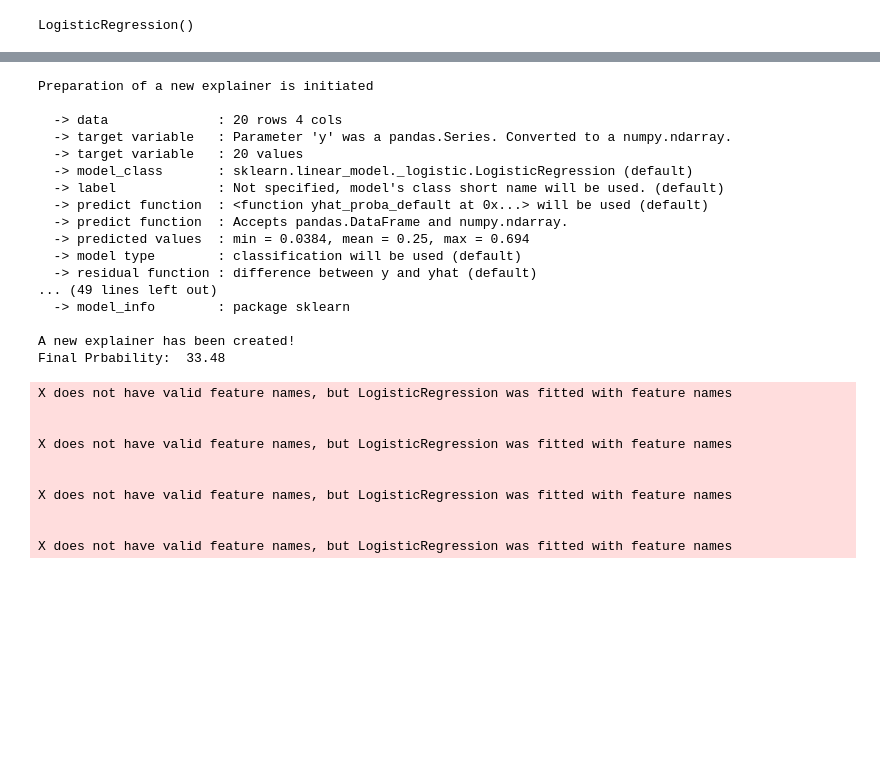
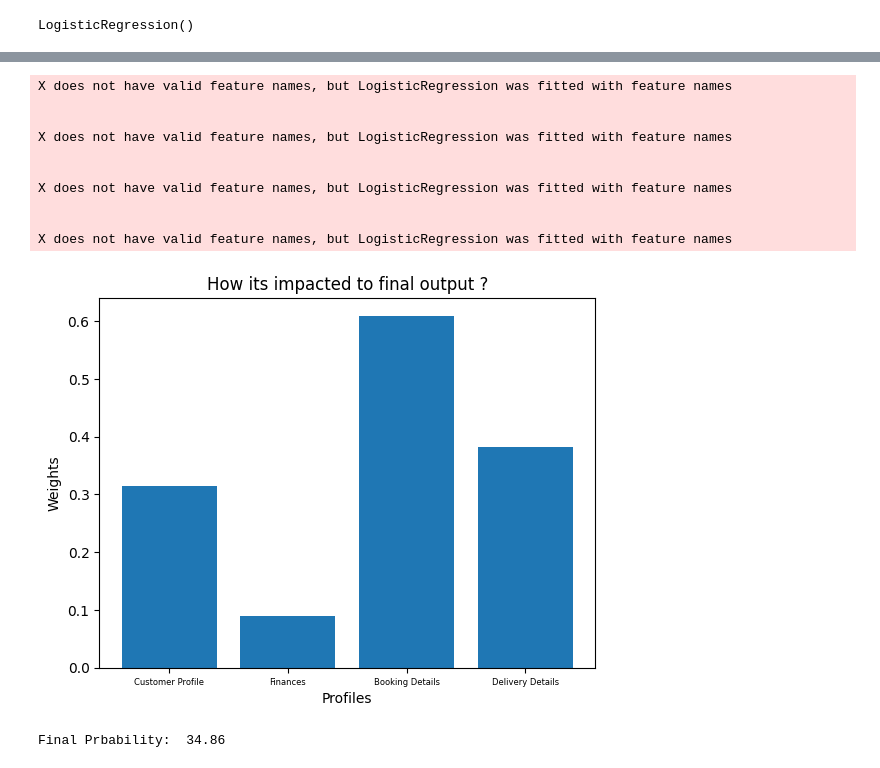
Before and after one commit to mukulkathuria/temp-analyseBCI, a Jupyter notebook: bcianalysis.ipynb, the cells around one changed output, grey strips where cells are left out. Cells and saved outputs as stored; diff of their text form; code cells hidden in the pictures; blank space fills up the shorter version.

Commit message:
Updated BCI changes data with modified values and corrected entries

```diff
--- a/bcianalysis.ipynb
+++ b/bcianalysis.ipynb
@@ -335,0 +327,8 @@ weighted avg       1.00      1.00      1.00         6
+# %%
+df_index2 = pd.read_excel('BCI backup.xlsx', sheet_name='Dummy leads')
+for i in range(len(df_index2)):
+    customer_name = df_index2['Customer name'][i]
+    index = np.where(df_index2['Customer name'] == customer_name)[0][0]
+    to_predicted = X.iloc[int(index)]
+    y_prob = model.predict_proba([to_predicted[X.columns]])[:, 1]
+    print(str(customer_name) + ":" + str(y_prob[0] * 100))
@@ -700,3 +738,8 @@ Increase the number of iterations (max_iter) or scale the data as shown in:
 Please also refer to the documentation for alternative solver options:
     https://scikit-learn.org/stable/modules/linear_model.html#logistic-regression
 LogisticRegression()
+# %%
+exp1 = dx.Explainer(logisticmodel1, df_Customerprofile, y)
+exp2 = dx.Explainer(logisticmodel2, df_Finance, y)
+exp3 = dx.Explainer(logisticmodel3, df_Bookingdetails, y)
+exp4 = dx.Explainer(logisticmodel4, df_deliveryDetails, y)
@@ -703,58 +764,54 @@ LogisticRegression()
 # %%
 # lets find the index of a user
 def getValuesofCustomer(person):
     index = np.where(df_index['Customer name'] == person)[0][0]
     to_predicted = X.iloc[int(index)]
 
     model1values = [to_predicted[df_Customerprofile.columns]]
-    exp = dx.Explainer(logisticmodel1, df_Customerprofile, y)
-    breakdown = exp.predict_parts(to_predicted[df_Customerprofile.columns], type='break_down', label='Customer Profile')
+    breakdown = exp1.predict_parts(to_predicted[df_Customerprofile.columns], type='break_down', label='Customer Profile')
     breakdown.plot(title=person)
 
     model2values = [to_predicted[df_Finance.columns]]
-    exp = dx.Explainer(logisticmodel2, df_Finance, y)
-    breakdown = exp.predict_parts(to_predicted[df_Finance.columns], type='break_down', label='Finances')
+
+    breakdown = exp2.predict_parts(to_predicted[df_Finance.columns], type='break_down', label='Finances')
     breakdown.plot(title=person)
 
     model3values = [to_predicted[df_Bookingdetails.columns]]
-    exp = dx.Explainer(logisticmodel3, df_Bookingdetails, y)
-    breakdown = exp.predict_parts(to_predicted[df_Bookingdetails.columns], type='break_down', label='Booking Details')
+
+    breakdown = exp3.predict_parts(to_predicted[df_Bookingdetails.columns], type='break_down', label='Booking Details')
     breakdown.plot(title=person)
 
     model4values = [to_predicted[df_deliveryDetails.columns]]
-    exp = dx.Explainer(logisticmodel4, df_deliveryDetails, y)
-    breakdown = exp.predict_parts(to_predicted[df_deliveryDetails.columns], type='break_down', label='Delivery Details')
+
+    breakdown = exp4.predict_parts(to_predicted[df_deliveryDetails.columns], type='break_down', label='Delivery Details')
     breakdown.plot(title=person)
 
-    finalresult  = logisticmodel1.predict_proba(model1values)[:,1][0] + logisticmodel2.predict_proba(model2values)[:,1][0] + logisticmodel3.predict_proba(model3values)[:,1][0] + logisticmodel4.predict_proba(model4values)[:,1][0]
+    model1_predicted = logisticmodel1.predict_proba(model1values)[:,1][0]
+    model2_predicted = logisticmodel2.predict_proba(model2values)[:,1][0]
+    model3_predicted = logisticmodel3.predict_proba(model3values)[:,1][0]
+    model4_predicted = logisticmodel4.predict_proba(model4values)[:,1][0]
+    finalresult  = model1_predicted + model2_predicted + model3_predicted + model4_predicted
+    bar_labels = ['Customer Profile', 'Finances', 'Booking Details', 'Delivery Details']
+    bar_values = [model1_predicted,model2_predicted,model3_predicted,model4_predicted]
+    plt.bar(bar_labels, bar_values)
+    plt.title('How its impacted to final output ?')
+    plt.xlabel('Profiles')
+    plt.ylabel('Weights')
+    plt.xticks(fontsize=6)
+    plt.show()
     return round((finalresult * 100) / 4,2)
 
 print("Final Prbability: ", getValuesofCustomer('Ramesh Choudhary'))
 # %% [output]
-Preparation of a new explainer is initiated
+X does not have valid feature names, but LogisticRegression was fitted with feature names
 
-  -> data              : 20 rows 4 cols
-  -> target variable   : Parameter 'y' was a pandas.Series. Converted to a numpy.ndarray.
-  -> target variable   : 20 values
-  -> model_class       : sklearn.linear_model._logistic.LogisticRegression (default)
-  -> label             : Not specified, model's class short name will be used. (default)
-  -> predict function  : <function yhat_proba_default at 0x...> will be used (default)
-  -> predict function  : Accepts pandas.DataFrame and numpy.ndarray.
-  -> predicted values  : min = 0.0384, mean = 0.25, max = 0.694
-  -> model type        : classification will be used (default)
-  -> residual function : difference between y and yhat (default)
-... (49 lines left out)
-  -> model_info        : package sklearn
 
-A new explainer has been created!
-Final Prbability:  33.48
+X does not have valid feature names, but LogisticRegression was fitted with feature names
+
+
+X does not have valid feature names, but LogisticRegression was fitted with feature names
+
+
+X does not have valid feature names, but LogisticRegression was fitted with feature names
+[figure, added]
-X does not have valid feature names, but LogisticRegression was fitted with feature names
-
-
-X does not have valid feature names, but LogisticRegression was fitted with feature names
-
-
-X does not have valid feature names, but LogisticRegression was fitted with feature names
-
-
-X does not have valid feature names, but LogisticRegression was fitted with feature names
+Final Prbability:  34.86
```
Also changed, not shown: parts of 21 cells of this notebook, 3 other files.
